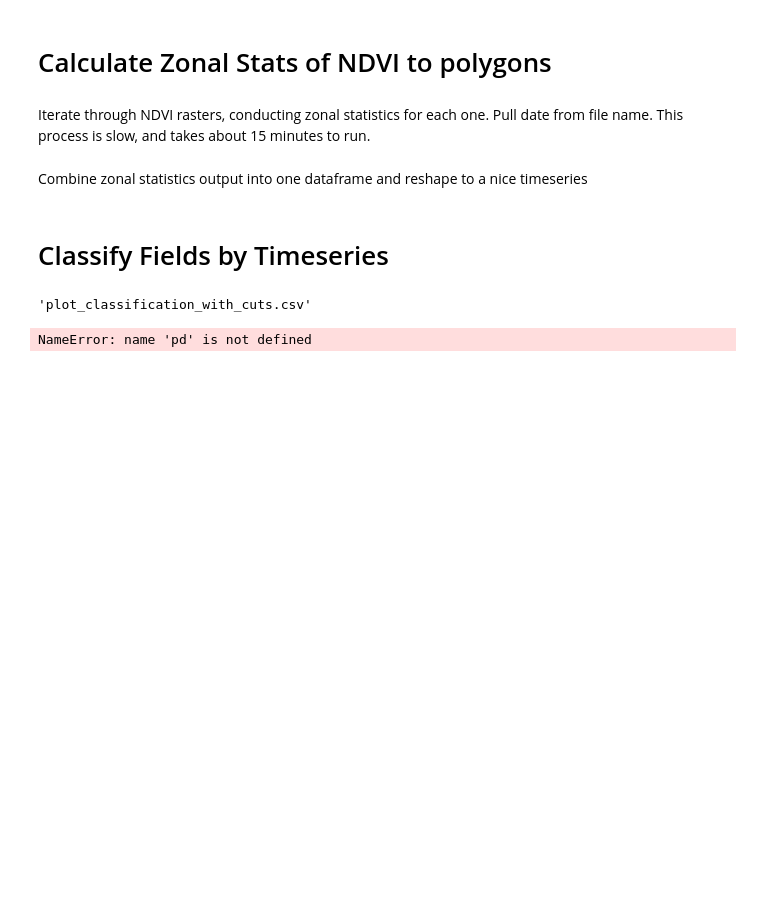
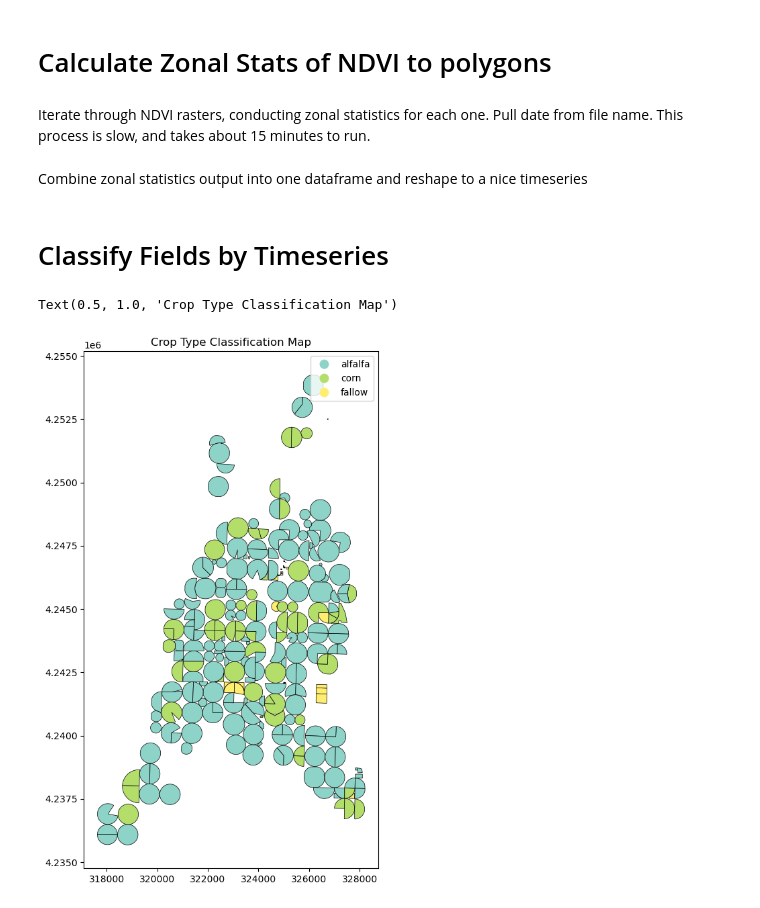
Before and after one commit to inkenbrandt/well_pump, a Jupyter notebook: 2_planet_ndvi_polygons.ipynb, the cells around one changed output. Saved outputs shown, nothing was run; the diff lists cells and outputs as text; code cells hidden in the pictures; blank space fills up the shorter version.

```diff
--- a/2_planet_ndvi_polygons.ipynb
+++ b/2_planet_ndvi_polygons.ipynb
@@ -43,7 +39,8 @@ polys.to_file("pou_ids.gpkg")
 # %% [markdown]
 We can investigate the geopackage to make sure it looks right.  For this POU data, I added a column `WaterSourc` to delineate which fields get groundwater, surface water, or a mix of the two.
 # %%
-pou = gpd.read_file("pou_ids.gpkg")
+pou = gpd.read_file("gis_files/keepers/pou_oet.gpkg").to_crs("EPSG:32612")
+pou['OBJECTID'] = range(len(pou))
 
 #pou.to_file("pou.gpkg")
 fig, ax = plt.subplots(1, 1, figsize=(10, 10))
@@ -180,79 +175,20 @@ ndvi_df.to_csv("pou_ndvi_timeseries.csv")
 # %% [markdown]
 # Classify Fields by Timeseries
-# %%
-# Load the CSV, build functions to classify plot type, and detect alfalfa cut dates.
-
-
-# ---- Load data ----
-path = "pou_ndvi_timeseries.csv"
-df = pd.read_csv(path)
-
-# Try to normalize column names and index
-# Expect columns like: field_id, date (or timestamp), ndvi
-cols = {c.lower().strip(): c for c in df.columns}
-# Find likely columns
-fid_col = None
-date_col = None
-ndvi_col = None
-for c in df.columns:
-    cl = c.lower().strip()
-    if fid_col is None and ("field" in cl and "id" in cl):
-        fid_col = c
-    if date_col is None and (cl in ("date","time","timestamp","datetime") or "date" in cl or "time" in cl):
-        date_col = c
-    if ndvi_col is None and ("ndvi" in cl):
-        ndvi_col = c
-
-# Fallbacks if not found
-fid_col = fid_col or df.columns[0]
-# Prefer a likely datetime column
-if date_col is None:
-    # Heuristic: pick the first column that parses as datetime well
-    for c in df.columns:
-        try:
-            pd.to_datetime(df[c])
-            date_col = c
-            break
-        except Exception:
-            continue
-if ndvi_col is None:
-    # try last column
-    ndvi_col = df.columns[-1]
-
-# Parse datetime and sort
-df[date_col] = pd.to_datetime(df[date_col])
-df = df.sort_values([fid_col, date_col])
-
-# Clean NDVI values (clip to sensible range)
-df[ndvi_col] = pd.to_numeric(df[ndvi_col], errors="coerce").clip(lower=0, upper=1)
-
-# Build MultiIndex
-df = df.set_index([fid_col, date_col]).sort_index()
-
-
-# Run classification
-results = well_pump.classify_all(df, ndvi_col)
-
-# Save a CSV for download
-out_path = "plot_classification_with_cuts.csv"
-results.to_csv(out_path)
-out_path
-# %% [output]
-'plot_classification_with_cuts.csv'
 # %%
 crp_map = pd.concat([pou,results], axis=1, join="inner")
 crp_map['pump_hrs'] = (183 - crp_map['num_cuts']*5)*24
-crp_map.to_file("pou_classified.gpkg")
+crp_map.to_file("./gis_files/keepers/pou_classified.gpkg")
 crp_map.plot(column='type',
                  categorical=True,
                  legend=True,
                  figsize=(10,10),
                  cmap='Set3',
                  edgecolor='black',
                  linewidth=0.5)
 plt.title("Crop Type Classification Map")
 # %% [output]
-NameError: name 'pd' is not defined
+Text(0.5, 1.0, 'Crop Type Classification Map')
+[figure, added]
 # %%
 crp_map = crp_map.set_index(['OBJECTID'])
 
```
Also changed, not shown: parts of 13 cells of this notebook, 49 other files.
